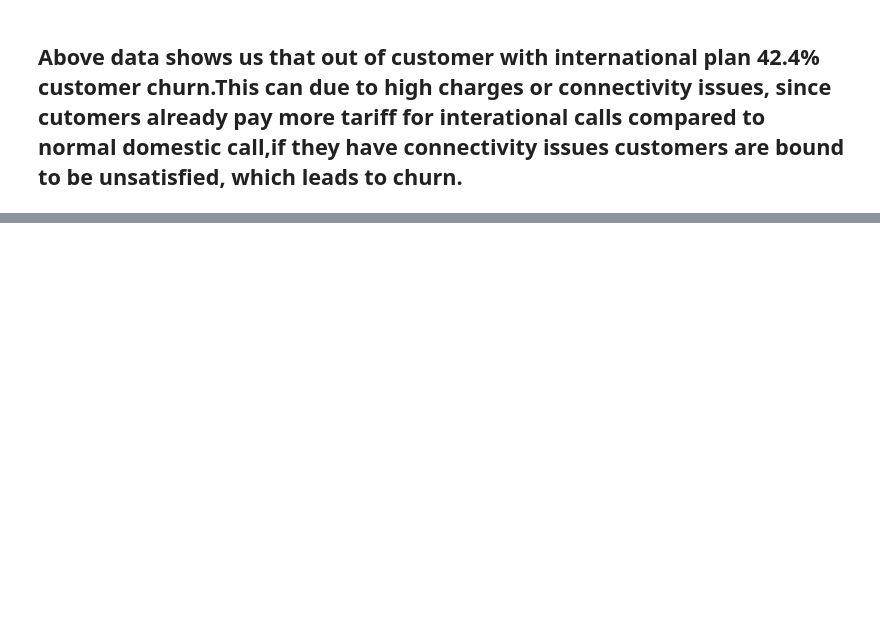
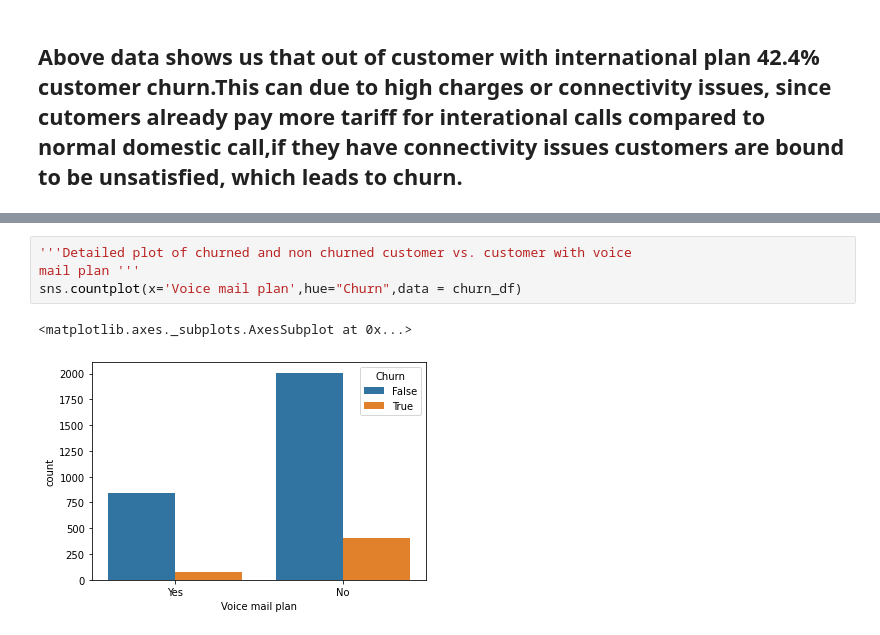
Before and after one commit to Harshjyot-Singh-Chawla/Exploratory-Data-Analysis-of-churn-dataset, a Jupyter notebook: capstone_project_1_(telecom_churn)_(4).ipynb, the cells around one changed output, grey strips where cells are left out. Drawn from its saved outputs; the diff is of its cells as text; blank space fills up the shorter version.

```diff
--- a/capstone_project_1_(telecom_churn)_(4).ipynb
+++ b/capstone_project_1_(telecom_churn)_(4).ipynb
@@ -317,0 +330,7 @@ Yes                   186   137  42.414861
+# %%
+'''Detailed plot of churned and non churned customer vs. customer with voice
+mail plan '''
+sns.countplot(x='Voice mail plan',hue="Churn",data = churn_df)
+# %% [output]
+<matplotlib.axes._subplots.AxesSubplot at 0x...>
+[figure, added]
```
Also changed, not shown: parts of 9 cells of this notebook.
